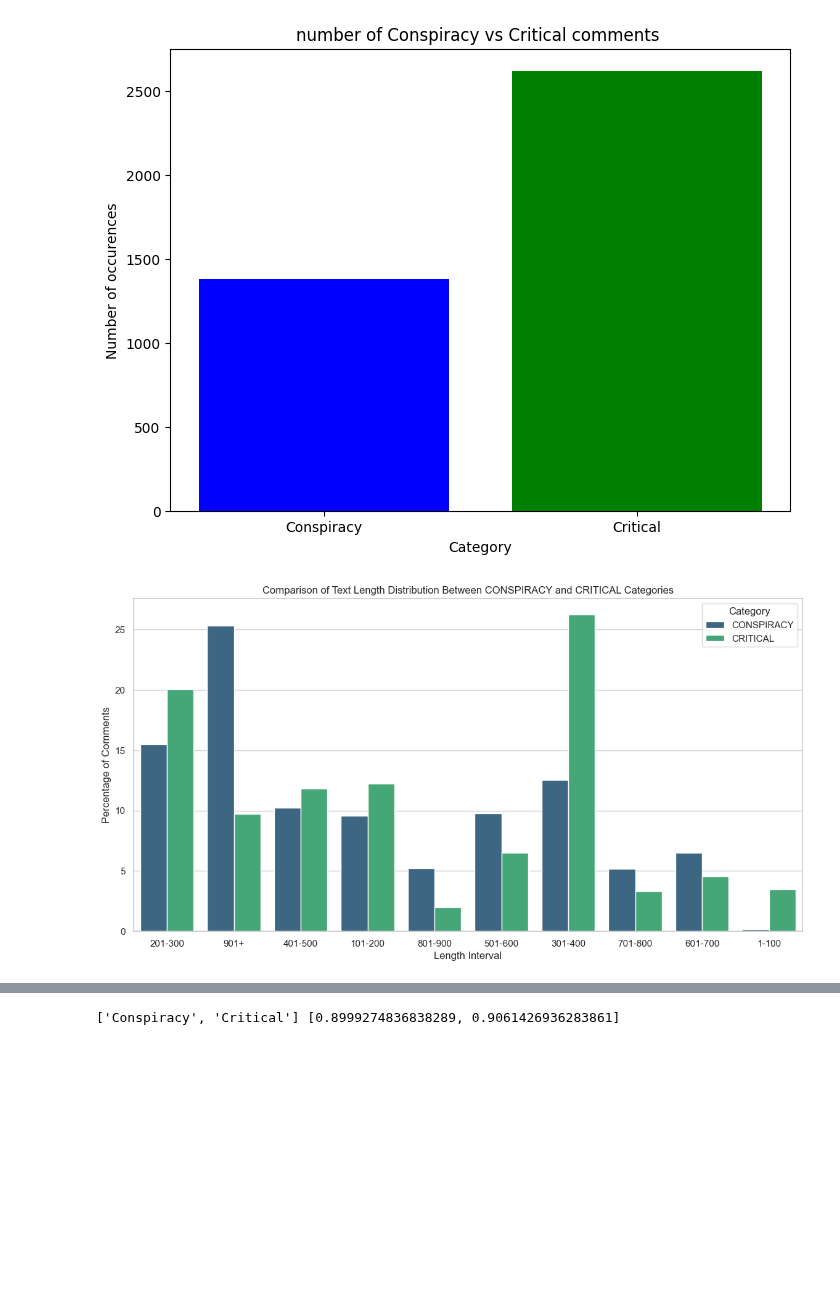
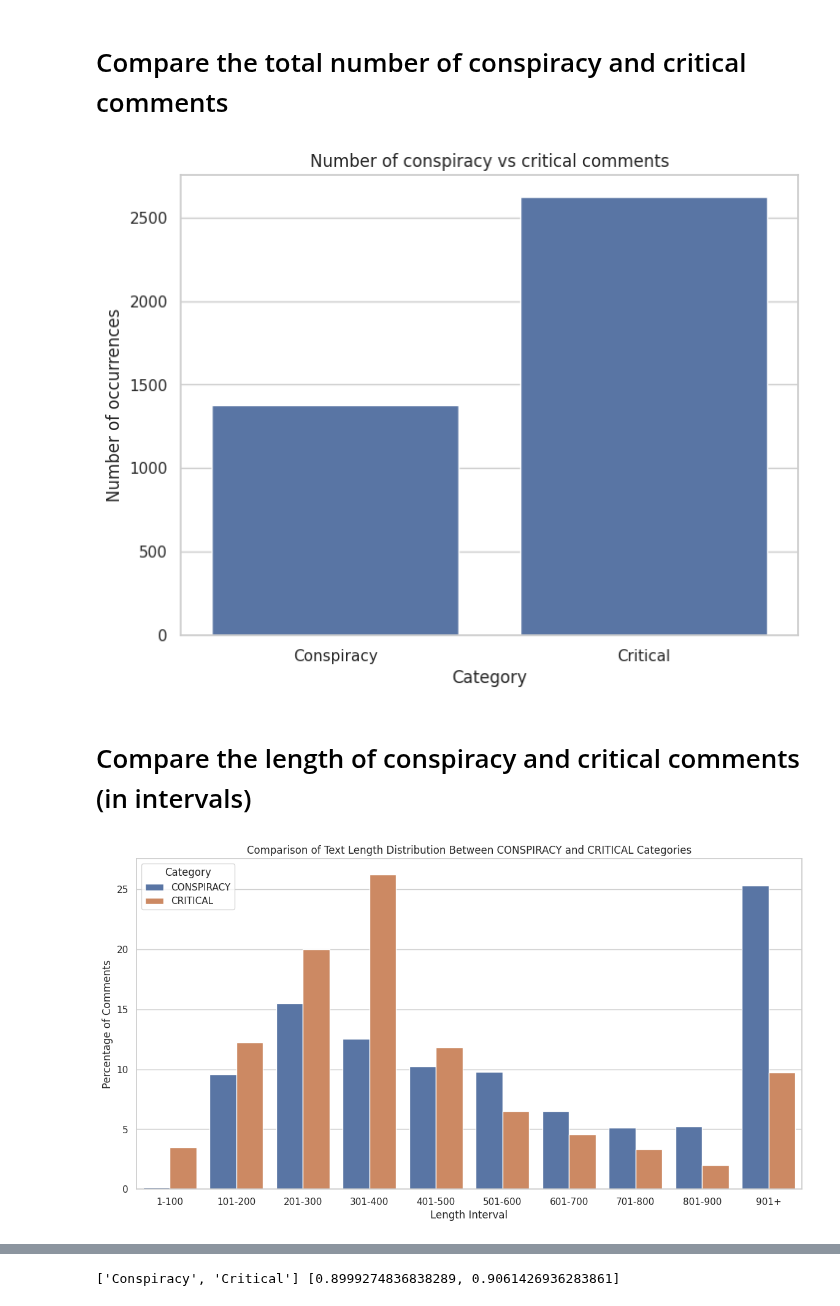
Before and after one commit to erikrubinov/nlp_project, a Jupyter notebook: src/task_1.ipynb, the cells around one changed output, grey strips where cells are left out. Cells and saved outputs as stored; diff of their text form; code cells hidden in the pictures; blank space fills up the shorter version.

```diff
--- a/src/task_1.ipynb
+++ b/src/task_1.ipynb
@@ -37,29 +32,34 @@ nltk.download('vader_lexicon')
 True
 # %%
 data = json.loads(open("Oppositional_thinking_analysis_dataset.json").read())
+# %% [markdown]
+# Compare the total number of conspiracy and critical comments
 # %%
-
 CONSPIRACY_counter = 0
 CRITICAL_counter = 0
 
 for comment in data:
     if comment["category"] == "CONSPIRACY":
         CONSPIRACY_counter+=1
     else:
         CRITICAL_counter+=1
 
 categories = ['Conspiracy', 'Critical']
-slur_counts = [CONSPIRACY_counter, CRITICAL_counter]
+comment_counts = pd.DataFrame({'Category': categories, 'Occurrences': [CONSPIRACY_counter, CRITICAL_counter]})
 
-# Create bar chart
+# Create the bar chart using Seaborn
 plt.figure(figsize=(8, 6))
-plt.bar(categories, slur_counts, color=['blue', 'green'])
+sns.barplot(x='Category', y='Occurrences', data=comment_counts)
 plt.xlabel('Category')
-plt.ylabel('Number of occurences')
-plt.title('number of Conspiracy vs Critical comments ')
+plt.ylabel('Number of occurrences')
+plt.title('Number of conspiracy vs critical comments')
+# save to reports/figures
+plt.savefig("../reports/figures/01/conspiracy_vs_critical.png")
 plt.show()
 # %% [output]
-[figure, old version]
+[figure, new version]
+# %% [markdown]
+# Compare the length of conspiracy and critical comments (in intervals)
 # %%
 # Function to categorize the length into intervals
 def categorize_length(length):
@@ -83,9 +83,6 @@ def categorize_length(length):
         return '801-900'
     else:
         return '901+'  # Adjusted to correctly include all longer comments
-
-# Read JSON data
-data = json.loads(open("Oppositional_thinking_analysis_dataset.json").read())
 
 CONSPIRACY = []
 CRITICAL = []
@@ -112,16 +109,19 @@ for category, occurrences in zip(categories, [occurrences_CONSPIRACY, occurrence
         })
 
 df = pd.DataFrame(results)
+# order df by "Interval" in alphabetical order
+df = df.sort_values(by='Interval')
 
 sns.set(style="whitegrid")
 plt.figure(figsize=(14, 7))
-sns.barplot(x='Interval', y='Percentage', hue='Category', data=df, palette='viridis')
+sns.barplot(x='Interval', y='Percentage', hue='Category', data=df)
 
 plt.title('Comparison of Text Length Distribution Between CONSPIRACY and CRITICAL Categories')
 plt.xlabel('Length Interval')
 plt.ylabel('Percentage of Comments')
 plt.legend(title='Category')
-
+# save to reports/figures
+plt.savefig("../reports/figures/01/length_distribution.png")
 plt.show()
 # %% [output]
-[figure, old version]
+[figure, new version]
```
Also changed, not shown: parts of 4 cells of this notebook, 3 other files.
